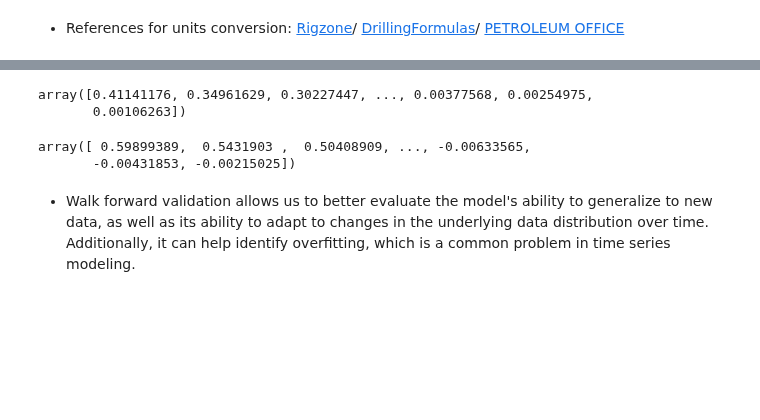
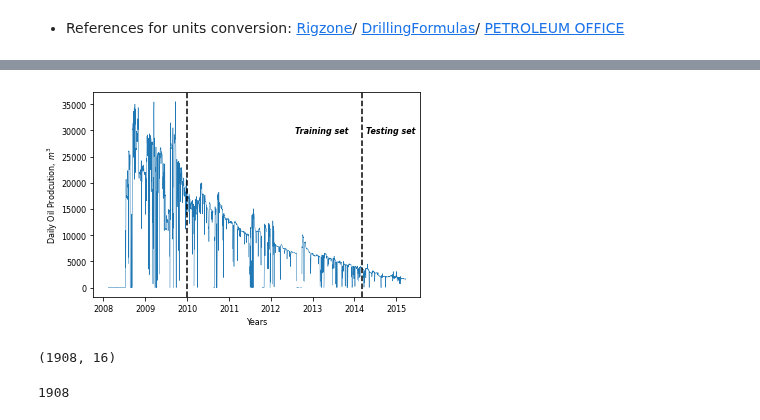
Before and after one commit to ashrafalaghbari/GA-TCN-LSTM, a Jupyter notebook: EDA.ipynb, the cells around one changed output, grey strips where cells are left out. Cells and saved outputs as stored; diff of their text form; code cells hidden in the pictures; blank space fills up the shorter version.

```diff
--- a/EDA.ipynb
+++ b/EDA.ipynb
@@ -92,3 +81,4 @@ F_4 = volve_df[volve_df['WELL_BORE_CODE'] == 'NO 15/9-F-4 AH']
 # %%
 # injection well
-F_5 = volve_df[volve_df['WELL_BORE_CODE'] == 'NO 15/9-F-5 AH']
+F_5 = df[df['WELL_BORE_CODE'] == 'NO 15/9-F-5 AH']
+F_5 = F_5[['ON_STREAM_HRS','BORE_WI_VOL']]
@@ -115,5 +85,12 @@ F_14
+# %%
+# change the name of ON_STREAM_HRS so it does not contradict with ON_STREAM_HRS for production
+F_4 = F_4.rename(columns={"ON_STREAM_HRS":"F_4_ON_STREAM_HRS", "BORE_WI_VOL":"F_4_BORE_WI_VOL"})
+F_5 = F_5.rename(columns={"ON_STREAM_HRS":"F_5_ON_STREAM_HRS", "BORE_WI_VOL":"F_5_BORE_WI_VOL"})
+# %%
+# merging the injectors data with well F_14
+df = pd.concat([F_14, F_4, F_5], axis=1)
 # %%
 # removing irrelevent variables
-F_14 = F_14 .drop(['WELL_BORE_CODE', 'NPD_WELL_BORE_CODE', 'NPD_WELL_BORE_NAME',
+df = df.drop(['WELL_BORE_CODE', 'NPD_WELL_BORE_CODE', 'NPD_WELL_BORE_NAME',
        'NPD_FIELD_CODE', 'NPD_FIELD_NAME', 'NPD_FACILITY_CODE',
        'NPD_FACILITY_NAME','AVG_CHOKE_UOM','BORE_WI_VOL', 'FLOW_KIND', 'WELL_TYPE'], axis = 1)
@@ -458,12 +112,0 @@ f_14 = f_14.fillna(0)
-# %%
-#calculate cross correlation
-sm.tsa.stattools.ccf(f_14['F_4_BORE_WI_VOL'], f_14['BORE_OIL_VOL'], adjusted=False)
-# %% [output]
-array([0.41141176, 0.34961629, 0.30227447, ..., 0.00377568, 0.00254975,
-       0.00106263])
-# %%
-#calculate cross correlation
-sm.tsa.stattools.ccf(f_14['F_5_BORE_WI_VOL'], f_14['BORE_OIL_VOL'], adjusted=False)
-# %% [output]
-array([ 0.59899389,  0.5431903 ,  0.50408909, ..., -0.00633565,
-       -0.00431853, -0.00215025])
@@ -472,2 +112,0 @@ train.to_csv("train_split.csv")
-# %% [markdown]
-* Walk forward validation allows us to better evaluate the model's ability to generalize to new data, as well as its ability to adapt to changes in the underlying data distribution over time. Additionally, it can help identify overfitting, which is a common problem in time series modeling.
@@ -475,0 +113,40 @@ from
+# %%
+fig, ax = plt.subplots(1, 1, figsize=(140/25.4,90/25.4))
+plt.plot(df['BORE_OIL_VOL'][:'2015-03-23'], linewidth =0.5)
+
+# create the horizontal dashed line
+plt.axvline(x=pd.to_datetime('2010-01-01'), color='black', linestyle='--')
+plt.axvline(x=pd.to_datetime('2014-03-07'), color='black', linestyle='--')
+#add text labels
+plt.text(pd.to_datetime('2012-08-01'), 30000, 'Training set',
+         fontsize=8, rotation=0, verticalalignment='center', style='italic', fontweight='bold')
+plt.text(pd.to_datetime('2014-04-15'), 30000, 'Testing set',
+         fontsize=8, rotation=0, verticalalignment='center', style='italic', fontweight='bold')
+#  # add axis labels
+plt.ylabel(r'Daily Oil Prodcution, $m^3$', fontsize=8,labelpad=1.5)
+plt.xlabel('Years', fontsize=8)
+plt.xticks(fontsize=8)
+plt.yticks(fontsize=8)
+plt.tight_layout()
+plt.subplots_adjust(hspace=0.1, wspace=0.1)
+
+plt.savefig("Oil production profile for well NO159–F–14H .jpeg",
+                dpi=1000, bbox_inches='tight')
+plt.show()
+# %% [output]
+[figure, added]
+# %%
+# Period of interest -> 2010/1/1 - 2015/3/23
+df = df['2010-01-01':'2015-03-23']
+df.shape
+# %% [output]
+(1908, 16)
+# %%
+# calculate te number of days that we are suppose to have
+from datetime import date
+f_date = date(2010, 1, 1)
+l_date = date(2015, 3, 23)
+delta = l_date - f_date
+print(delta.days + 1) # no missing days
+# %% [output]
+1908
```
Also changed, not shown: parts of 54 cells of this notebook.
